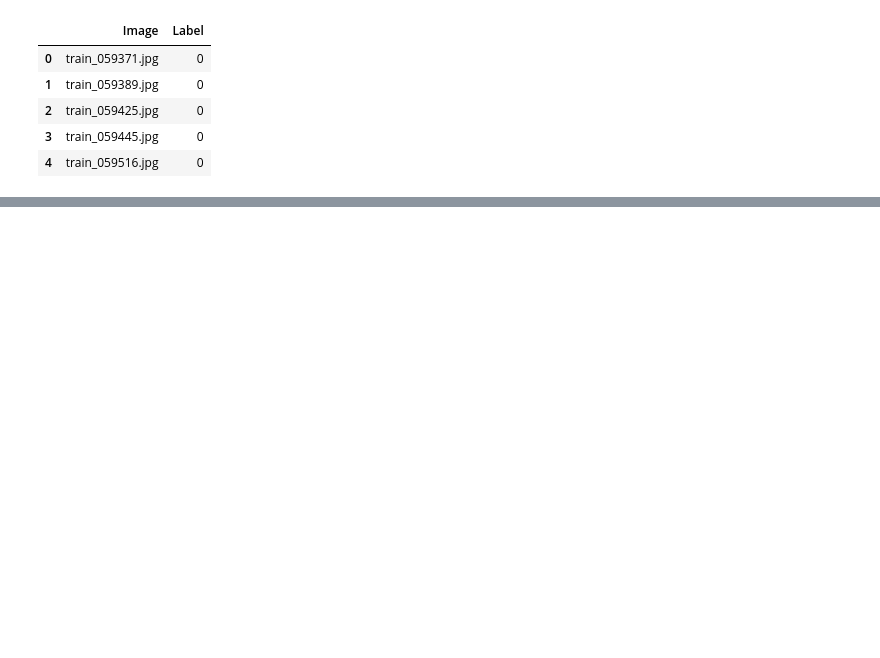
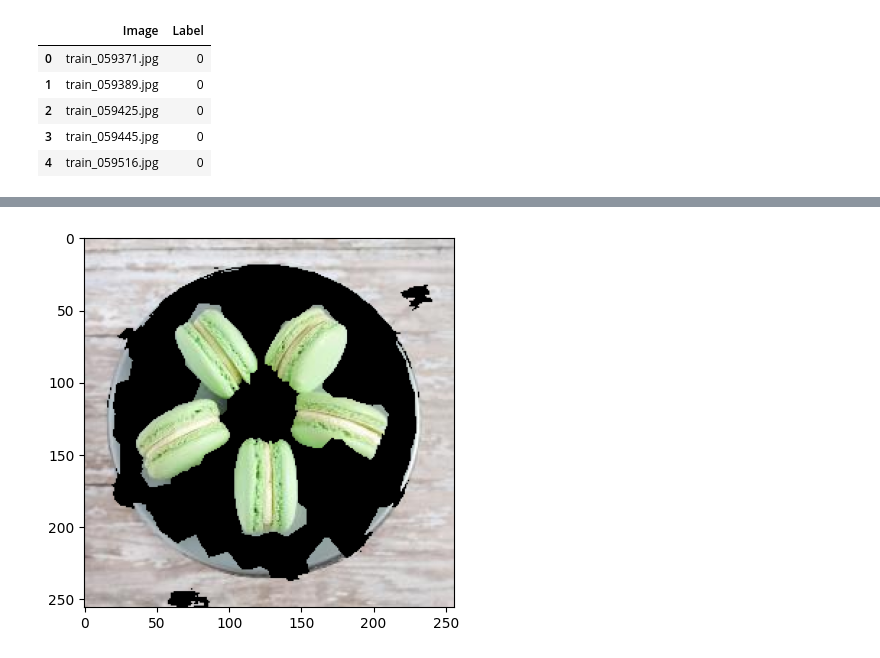
Before and after one commit to TommasoFerrario18/FoodX-251_Classification, a Jupyter notebook: Notebooks/ImageSegmentation.ipynb, the cells around one changed output, grey strips where cells are left out. Cells and saved outputs as stored; diff of their text form; code cells hidden in the pictures; blank space fills up the shorter version.

```diff
--- a/Notebooks/ImageSegmentation.ipynb
+++ b/Notebooks/ImageSegmentation.ipynb
@@ -42,0 +51,10 @@ KMeans clustering done
+# %%
+image_0 = labeled_image == 0
+image_0 = np.array(image_0, dtype=np.uint8)
+image_0 = np.repeat(image_0[:, :, np.newaxis], 3, axis=2)
+image_0 = image_0 * original_image
+
+plt.imshow(image_0)
+plt.show()
+# %% [output]
+[figure, added]
```
Also changed, not shown: parts of 7 cells of this notebook.
